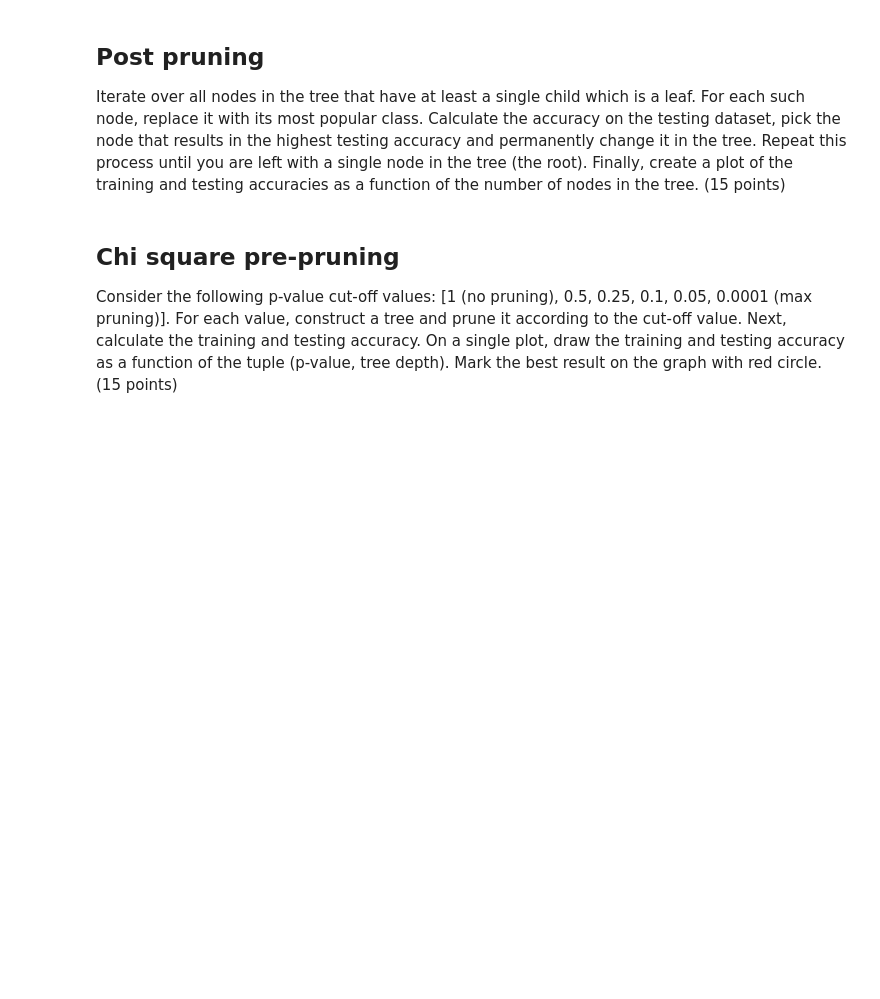
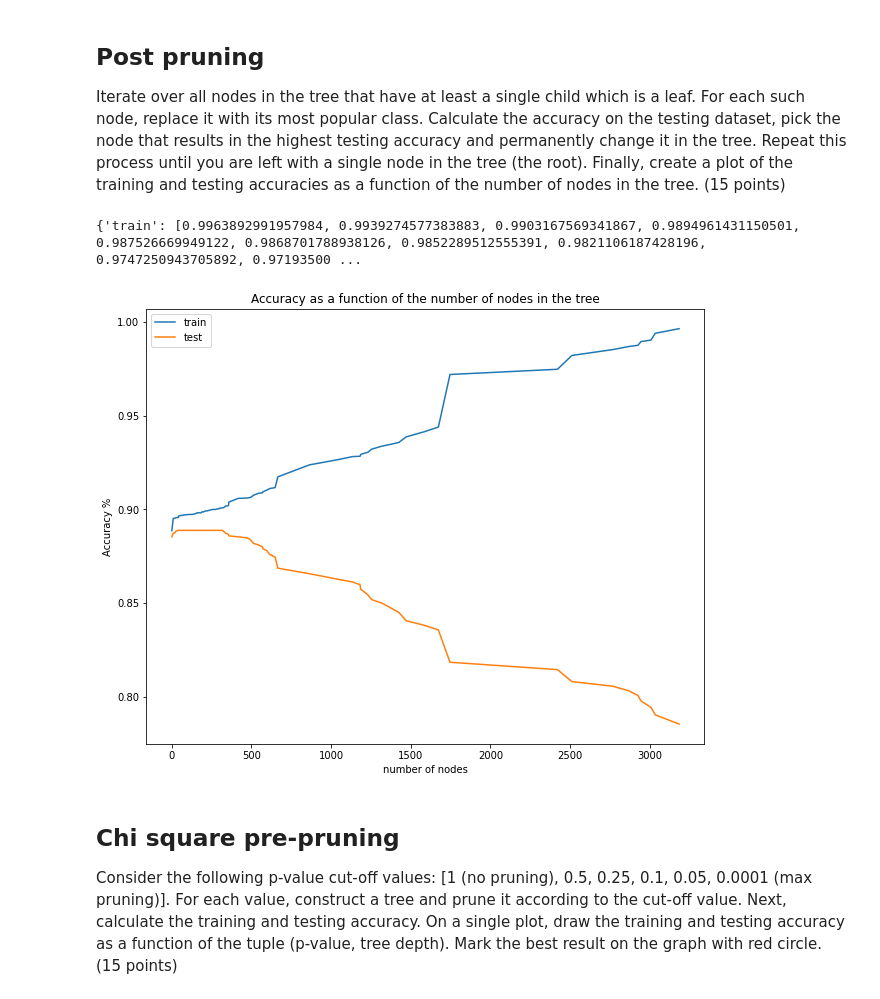
Before and after one commit to Liam-95/ML-HW2, a Jupyter notebook: hwa2.ipynb, the cells around one changed output. Drawn from its saved outputs; the diff is of its cells as text; code cells hidden in the pictures; blank space fills up the shorter version.

```diff
--- a/hwa2.ipynb
+++ b/hwa2.ipynb
@@ -321,7 +321,7 @@ class DecisionNode:
 def build_tree(data, impurity, gain_ratio=False, chi=1, max_depth=1000, parent=None):
     root = DecisionNode(data, -1, -1)
     root_tree_depth = 0
-    root.add_tree(impurity, gain_ratio, chi, max_depth,root_tree_depth)
+    root.add_tree(data, impurity, gain_ratio, chi, root_tree_depth, max_depth=1000, parent=None)
     ###########################################################################
     #                             END OF YOUR CODE                            #
     ###########################################################################
@@ -453,38 +452,41 @@ c , d = post_pruning(tree_entropy, X_train, X_test)
 e , f = post_pruning(tree_entropy_gain_ratio, X_train, X_test)
 # %%
-print(a,b)
-print(c,d)
+# print(a,b)
+# print(c,d)
 print(e,f)
-arr_a_train = np.array(a['train'][:-1])
-arr_a_test = np.array(a['test'][:-1])
-arr_b = np.array(b[1:])
-plt.plot(arr_b,arr_a_train, label="train")
-plt.plot(arr_b,arr_a_test, label="test")
-plt.xlabel('number of nodes')
-plt.ylabel('Accuracy %')
-plt.title('Accuracy as a function of the number of nodes in the tree=tree_gini')
-plt.legend()
-plt.show()
-arr_c_train = np.array(c['train'][:-1])
-arr_c_test = np.array(c['test'][:-1])
-arr_d = np.array(d[1:])
-plt.plot(arr_d,arr_c_train, label="train")
-plt.plot(arr_d,arr_c_test, label="test")
-plt.xlabel('number of nodes')
-plt.ylabel('Accuracy %')
-plt.title('Accuracy as a function of the number of nodes in the tree=tree_entropy')
-plt.legend()
-plt.show()
+# arr_a_train = np.array(a['train'][:-1])
+# arr_a_test = np.array(a['test'][:-1])
+# arr_b = np.array(b[1:])
+# plt.plot(arr_b,arr_a_train, label="train")
+# plt.plot(arr_b,arr_a_test, label="test")
+# plt.xlabel('number of nodes')
+# plt.ylabel('Accuracy %')
+# plt.title('Accuracy as a function of the number of nodes in the tree=tree_gini')
+# plt.legend()
+# plt.show()
+# arr_c_train = np.array(c['train'][:-1])
+# arr_c_test = np.array(c['test'][:-1])
+# arr_d = np.array(d[1:])
+# plt.plot(arr_d,arr_c_train, label="train")
+# plt.plot(arr_d,arr_c_test, label="test")
+# plt.xlabel('number of nodes')
+# plt.ylabel('Accuracy %')
+# plt.title('Accuracy as a function of the number of nodes in the tree=tree_entropy')
+# plt.legend()
+# plt.show()
 arr_e_train = np.array(e['train'][:-1])
 arr_e_test = np.array(e['test'][:-1])
 arr_f = np.array(f[1:])
 plt.plot(arr_f,arr_e_train, label="train")
 plt.plot(arr_f,arr_e_test, label="test")
 plt.xlabel('number of nodes')
 plt.ylabel('Accuracy %')
 plt.title('Accuracy as a function of the number of nodes in the tree')
 plt.legend()
 plt.show()
+# %% [output]
+{'train': [0.9963892991957984, 0.9939274577383883, 0.9903167569341867, 0.9894961431150501, 0.987526669949122, 0.9868701788938126, 0.9852289512555391, 0.9821106187428196, 0.9747250943705892, 0.97193500 ...
+[figure, added]
 # %% [markdown]
 ## Chi square pre-pruning
 
```
Also changed, not shown: parts of 4 cells of this notebook.
